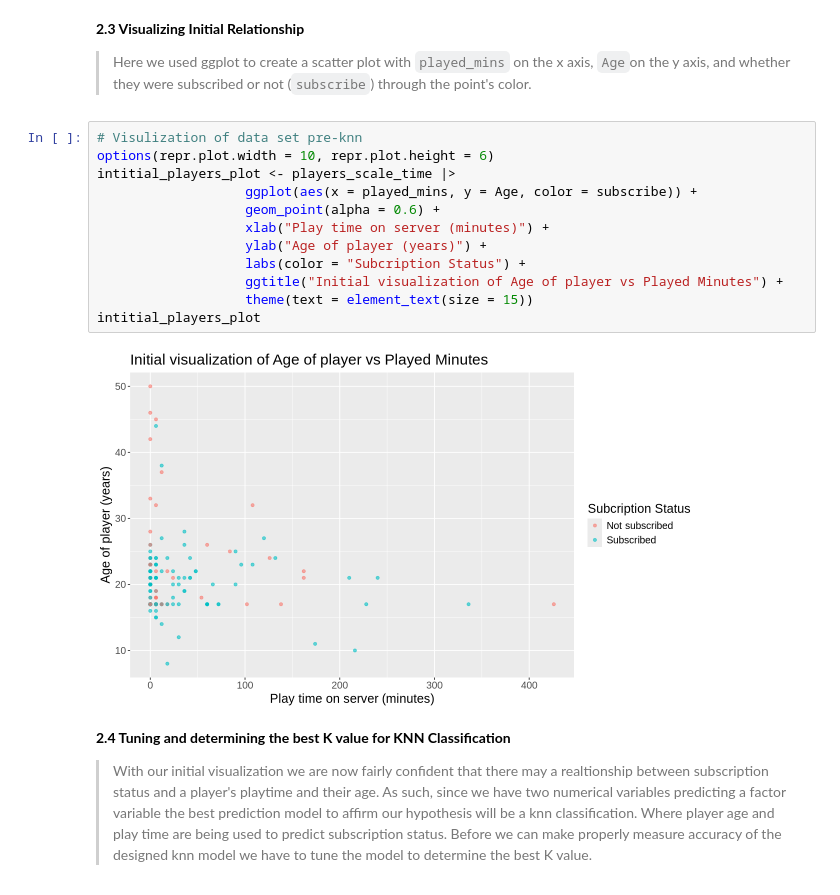
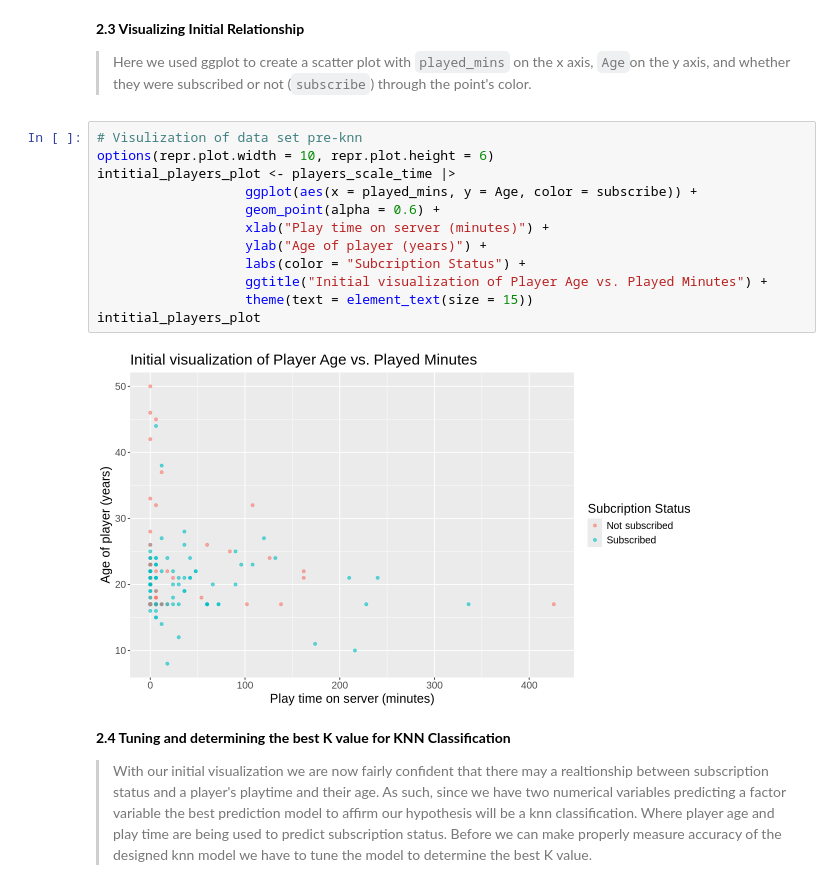
Before and after one commit to kaede53/dsci-100-final-report, a Jupyter notebook: OfficialReport.ipynb, the cells around one changed output. Drawn from its saved outputs; the diff is of its cells as text.

```diff
--- a/OfficialReport.ipynb
+++ b/OfficialReport.ipynb
@@ -157,17 +157,17 @@ A tibble: 2 × 3
 # %%
 # Visulization of data set pre-knn
 options(repr.plot.width = 10, repr.plot.height = 6)
 intitial_players_plot <- players_scale_time |>
                    ggplot(aes(x = played_mins, y = Age, color = subscribe)) +
                    geom_point(alpha = 0.6) +
                    xlab("Play time on server (minutes)") +
                    ylab("Age of player (years)") +
                    labs(color = "Subcription Status") +
-                   ggtitle("Initial visualization of Age of player vs Played Minutes") +
+                   ggtitle("Initial visualization of Player Age vs. Played Minutes") +
                    theme(text = element_text(size = 15))
 intitial_players_plot
 # %% [output]
-[figure, old version]
+[figure, new version]
 # %% [markdown]
 **2.4 Tuning and determining the best K value for KNN Classification**
 
```
Also changed, not shown: parts of 1 cell of this notebook.
